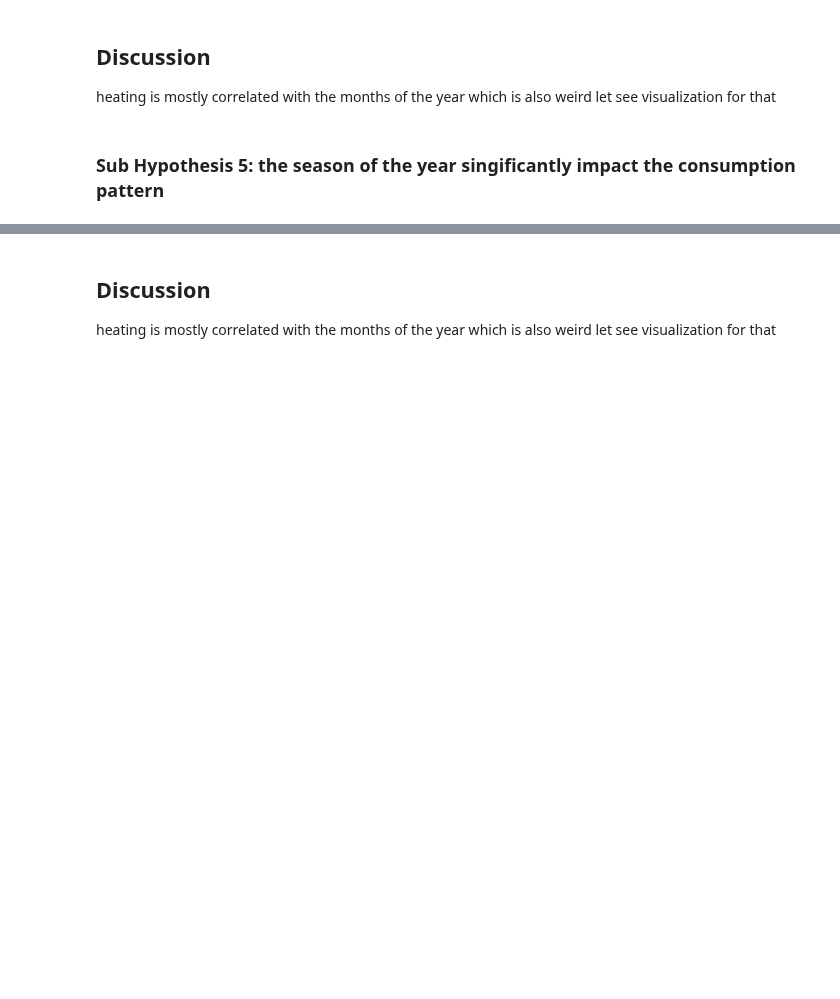
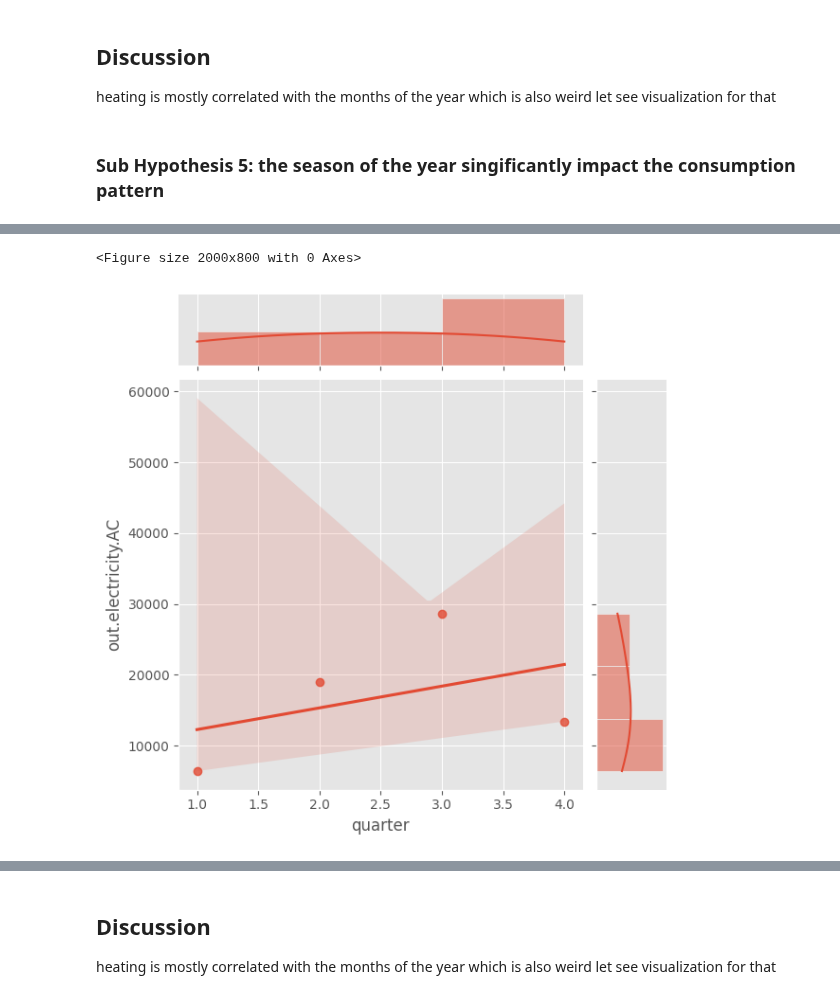
Before and after one commit to 1nuc/load-profile-decomposition, a Jupyter notebook: src/Customer_analysis/run.ipynb, the cells around one changed output, grey strips where cells are left out. Drawn from its saved outputs; the diff is of its cells as text; code cells hidden in the pictures; blank space fills up the shorter version.

```diff
--- a/src/Customer_analysis/run.ipynb
+++ b/src/Customer_analysis/run.ipynb
@@ -388,3 +364,6 @@ vis.test_corr(long_duration_m, 'out.electricity.total')
 # %%
-vis.display_totals(long_duration_m,'quarter','out.electricity.AC')
+vis.display_totals(long_duration_q,'quarter','out.electricity.AC')
+# %% [output]
+<Figure size 2000x800 with 0 Axes>
+[figure, added]
 # %%
```
Also changed, not shown: parts of 11 cells of this notebook.
